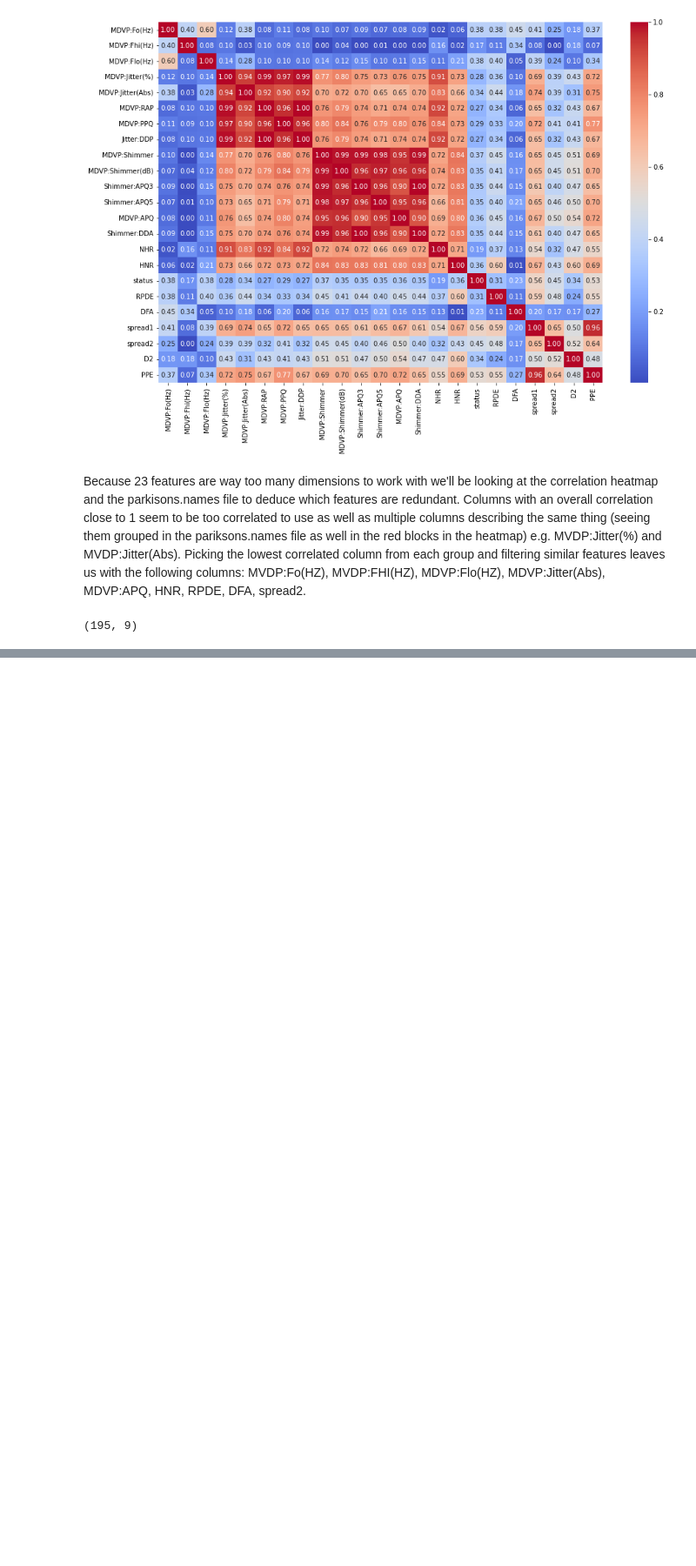
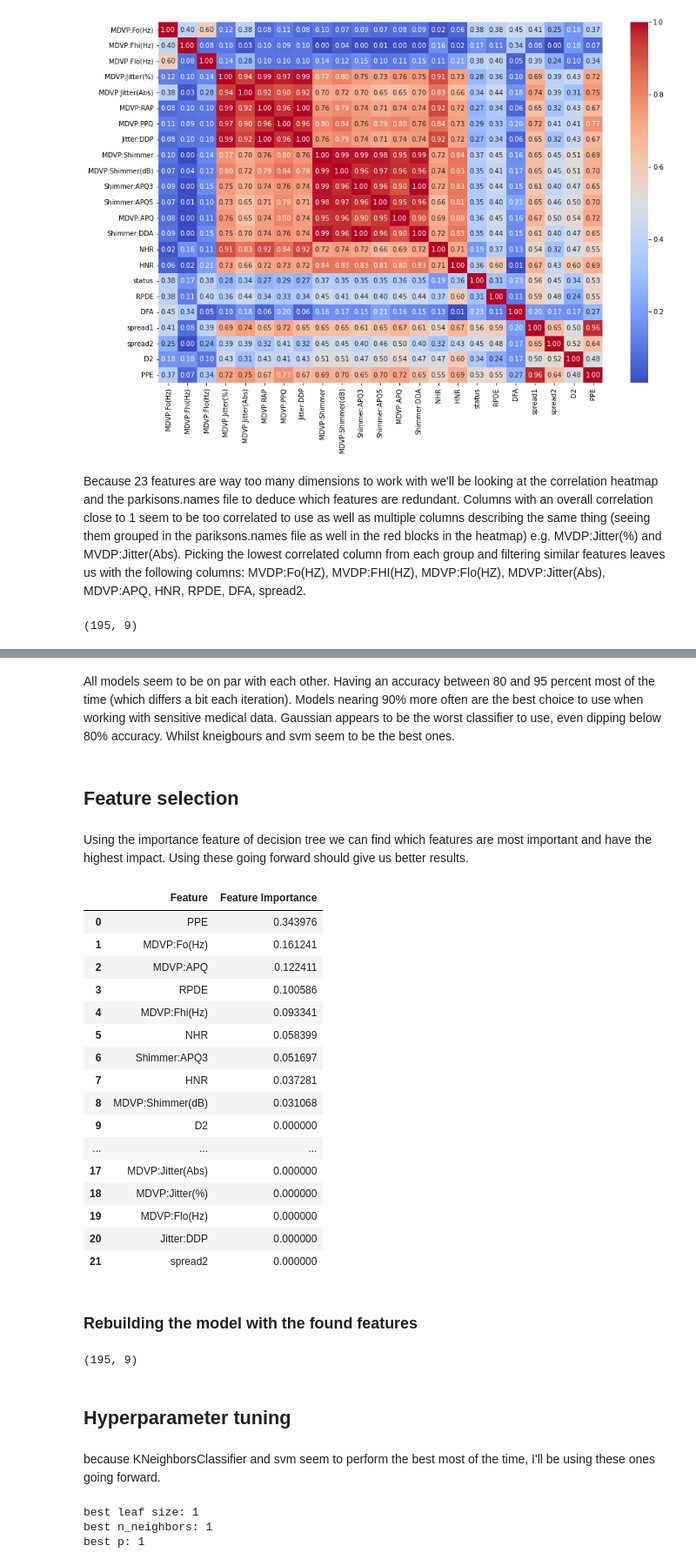
Before and after one commit to PRiesebos/DS3_Supervised, a Jupyter notebook: FinalAssignment.ipynb, the cells around one changed output, grey strips where cells are left out. Shown at 87% size. Cells and saved outputs as stored; diff of their text form; code cells hidden in the pictures; blank space fills up the shorter version.

```diff
--- a/FinalAssignment.ipynb
+++ b/FinalAssignment.ipynb
@@ -188,0 +276,45 @@ weighted avg       0.84      0.85      0.84        59
+# %% [markdown]
+All models seem to be on par with each other. Having an accuracy between 80 and 95 percent most of the time (which differs a bit each iteration). Models nearing 90% more often are the best choice to use when working with sensitive medical data. Gaussian appears to be the worst classifier to use, even dipping below 80% accuracy. Whilst kneigbours and svm seem to be the best ones.
+# %% [markdown]
+## Feature selection
+# %% [markdown]
+Using the importance feature of decision tree we can find which features are most important and have the highest impact. Using these going forward should give us better results.
+# %%
+dt2 = DecisionTreeClassifier(max_depth = 5, random_state=42, criterion = 'entropy')
+selection = df[df.columns.difference(['name', 'status'])] # exclude name and status column
+dt2.fit(selection,y)
+
+importance_features = dt2.feature_importances_
+
+imp = zip(selection, importance_features)
+imp = pd.DataFrame(imp, columns = ['Feature','Feature Importance'])
+imp = imp.sort_values('Feature Importance', ascending = False).reset_index(drop=True)
+imp
+# %% [output]
+|  | Feature | Feature Importance |
+| 0 | PPE | 0.343976 |
+| 1 | MDVP:Fo(Hz) | 0.161241 |
+| 2 | MDVP:APQ | 0.122411 |
+| 3 | RPDE | 0.100586 |
+| 4 | MDVP:Fhi(Hz) | 0.093341 |
+| 5 | NHR | 0.058399 |
+| 6 | Shimmer:APQ3 | 0.051697 |
+| 7 | HNR | 0.037281 |
+| 8 | MDVP:Shimmer(dB) | 0.031068 |
+| 9 | D2 | 0.000000 |
+| ... | ... | ... |
+| 17 | MDVP:Jitter(Abs) | 0.000000 |
+| 18 | MDVP:Jitter(%) | 0.000000 |
+| 19 | MDVP:Flo(Hz) | 0.000000 |
+| 20 | Jitter:DDP | 0.000000 |
+| 21 | spread2 | 0.000000 |
+# %% [markdown]
+### Rebuilding the model with the found features
+# %%
+#fill X matrix and y vector with new found features
+cols2 = list(imp[imp['Feature Importance'] > 0].Feature)
+y2 = np.array(df['status'])
+X2 = np.array(df[cols2])
+X2.shape
+# %% [output]
+(195, 9)
@@ -188,0 +334,25 @@ weighted avg       0.84      0.85      0.84        59
+# %% [markdown]
+## Hyperparameter tuning
+# %% [markdown]
+because KNeighborsClassifier and svm seem to perform the best most of the time, I'll be using these ones going forward.
+# %%
+# defining parameter ranges
+leaf_size = list(range(1,10, 1))
+n_neighbors = list(range(1,20, 1))
+p=[1,2]
+
+hyperparameters_kn = dict(leaf_size = leaf_size, n_neighbors = n_neighbors, p = p)
+
+# Using GridSearch to find the best fitting parameters
+clf = GridSearchCV(kn, hyperparameters_kn, cv=10)
+best_model = clf.fit(X_train, y_train)
+
+best_leaf = best_model.best_estimator_.get_params()['leaf_size']
+best_n_neighbours = best_model.best_estimator_.get_params()['p']
+best_p = best_model.best_estimator_.get_params()['n_neighbors']
+
+print(f'best leaf size: {best_leaf}\nbest n_neighbors: {best_n_neighbours}\nbest p: {best_p}')
+# %% [output]
+best leaf size: 1
+best n_neighbors: 1
+best p: 1
```
Also changed, not shown: parts of 25 cells of this notebook.
